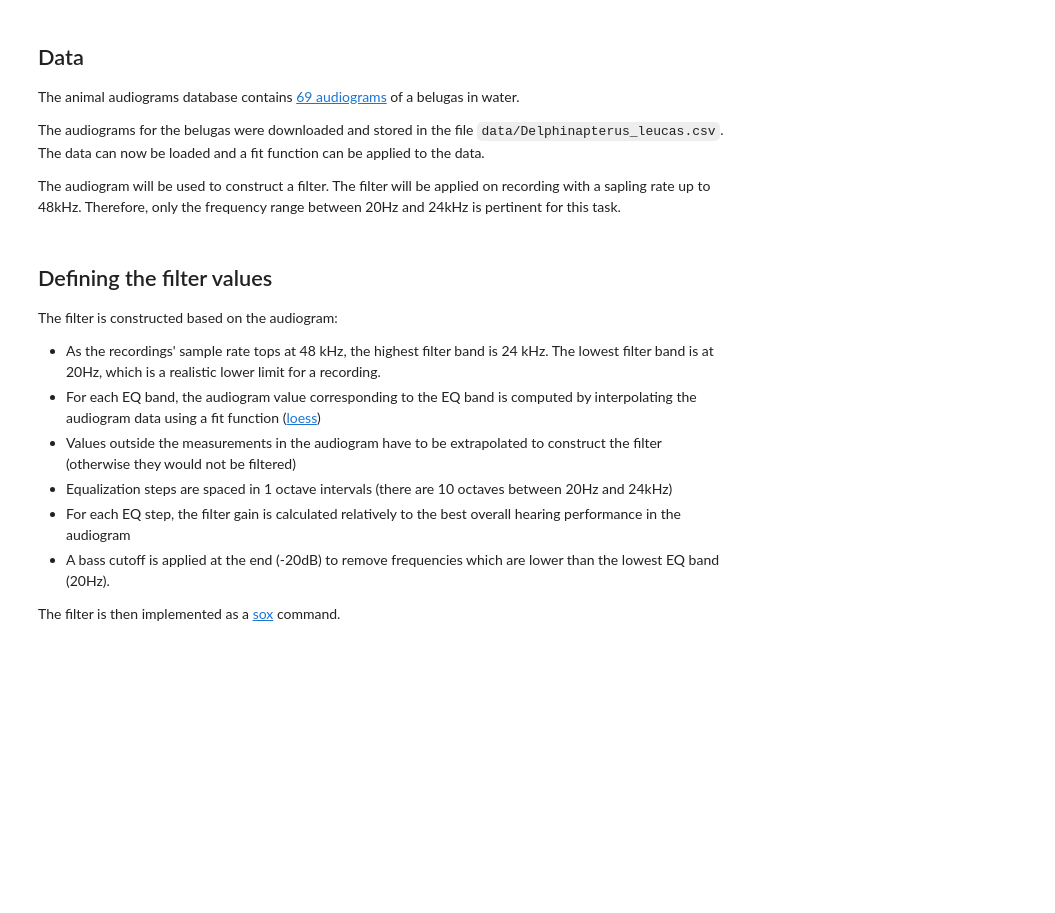
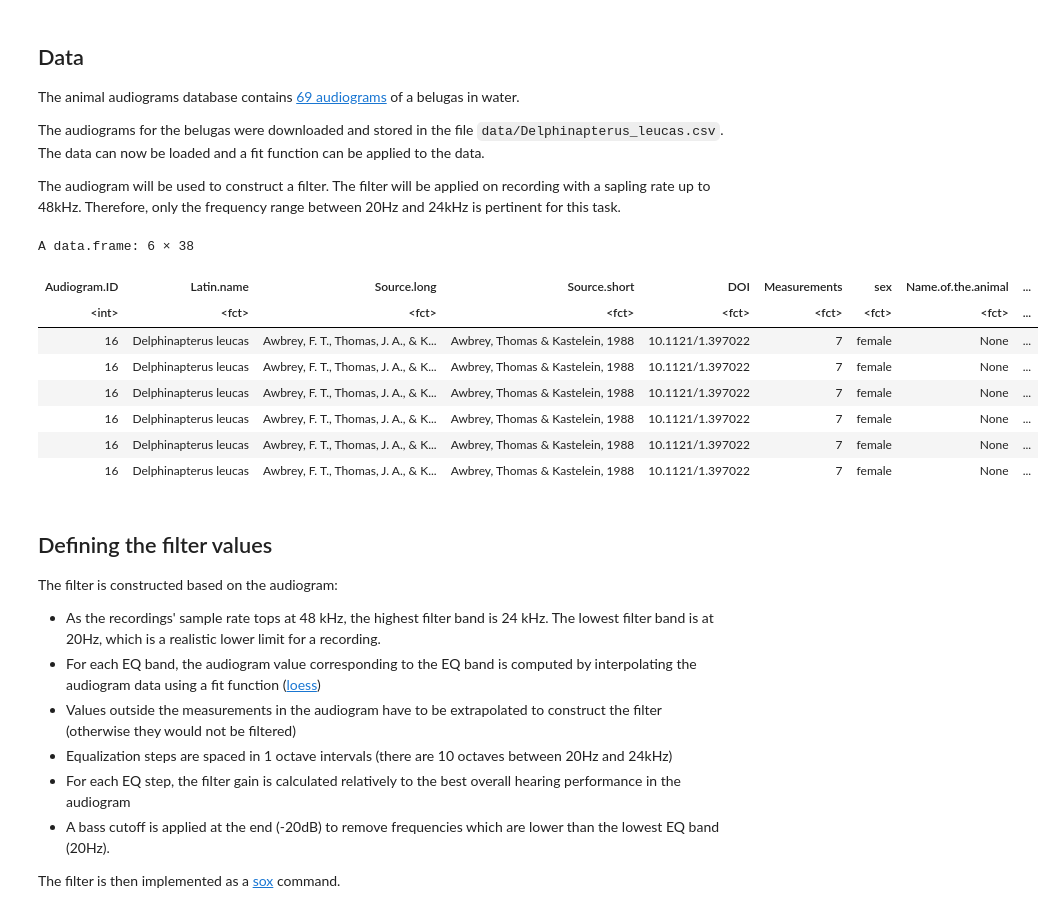
Before and after one commit to MfN-Berlin/HIP_Audio_Filters, a Jupyter notebook: notebook-home/Delphinapterus_leucas.ipynb, the cells around one changed output. Saved outputs shown, nothing was run; the diff lists cells and outputs as text; code cells hidden in the pictures; blank space fills up the shorter version.

```diff
--- a/notebook-home/Delphinapterus_leucas.ipynb
+++ b/notebook-home/Delphinapterus_leucas.ipynb
@@ -9,10 +9,21 @@ The audiogram will be used to construct a filter. The filter will be applied on
 # %%
 # import the FFT scripts
 source("FFT.R")
 
 # Read the downloaded data
 data_file <- "./data/Delphinapterus_leucas.csv"
 audiogram <- read.table(data_file, header=TRUE, sep=",")
+head(audiogram)
+# %% [output]
+A data.frame: 6 × 38
+| Audiogram.ID | Latin.name | Source.long | Source.short | DOI | Measurements | sex | Name.of.the.animal | ... |
+| <int> | <fct> | <fct> | <fct> | <fct> | <fct> | <fct> | <fct> | ... |
+| 16 | Delphinapterus leucas | Awbrey, F. T., Thomas, J. A., & K... | Awbrey, Thomas & Kastelein, 1988 | 10.1121/1.397022 | 7 | female | None | ... |
+| 16 | Delphinapterus leucas | Awbrey, F. T., Thomas, J. A., & K... | Awbrey, Thomas & Kastelein, 1988 | 10.1121/1.397022 | 7 | female | None | ... |
+| 16 | Delphinapterus leucas | Awbrey, F. T., Thomas, J. A., & K... | Awbrey, Thomas & Kastelein, 1988 | 10.1121/1.397022 | 7 | female | None | ... |
+| 16 | Delphinapterus leucas | Awbrey, F. T., Thomas, J. A., & K... | Awbrey, Thomas & Kastelein, 1988 | 10.1121/1.397022 | 7 | female | None | ... |
+| 16 | Delphinapterus leucas | Awbrey, F. T., Thomas, J. A., & K... | Awbrey, Thomas & Kastelein, 1988 | 10.1121/1.397022 | 7 | female | None | ... |
+| 16 | Delphinapterus leucas | Awbrey, F. T., Thomas, J. A., & K... | Awbrey, Thomas & Kastelein, 1988 | 10.1121/1.397022 | 7 | female | None | ... |
 # %% [markdown]
 ## Defining the filter values
 The filter is constructed based on the audiogram:
```
Also changed, not shown: 13 other files.
